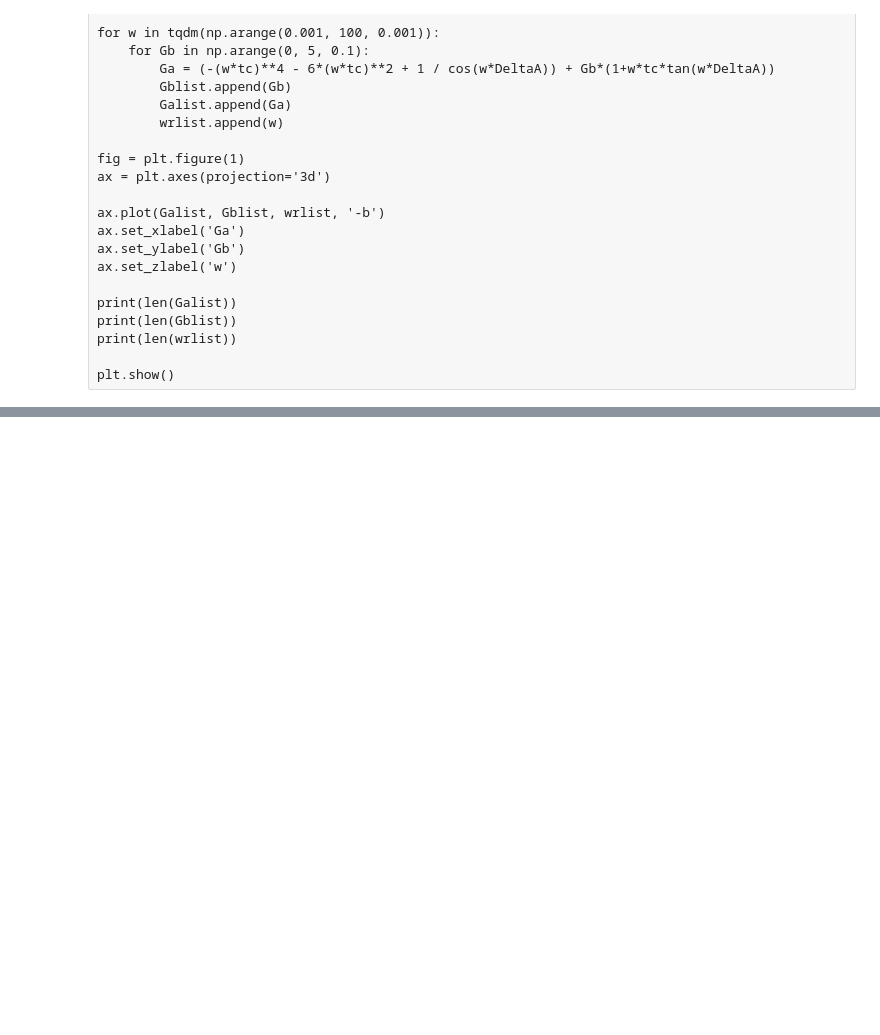
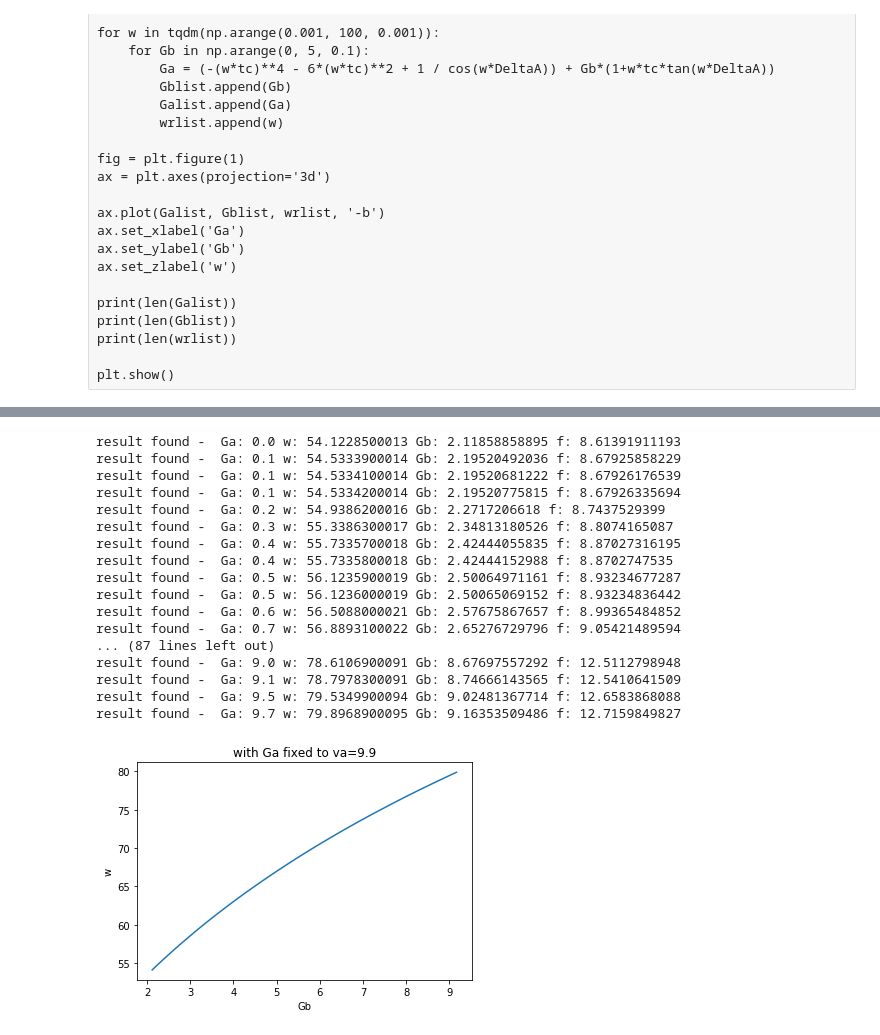
Before and after one commit to YacineOb/BasalGangliaModel2017, a Jupyter notebook: Diagram MsnThaLoop.ipynb, the cells around one changed output, grey strips where cells are left out. Saved outputs shown, nothing was run; the diff lists cells and outputs as text; code cells hidden in the pictures; blank space fills up the shorter version.

```diff
--- a/Diagram MsnThaLoop.ipynb
+++ b/Diagram MsnThaLoop.ipynb
@@ -74,0 +92,40 @@ plt.show()
+# %%
+va=1
+wolist = []
+Golist = []
+
+for va in np.arange(0, 10, 0.1):
+    for wo in np.arange(50, 100, 0.00001):
+        r1= (va - ((((wo*tc)**2)*(((-wo*tc)**2) - 6)+1) / cos(wo*DeltaA))) / (1+(wo*tc/tan(wo*DeltaA)))
+        r2= (va - ((4*wo*tc)*((wo*tc)**2 - 1) / sin(wo*DeltaA))) / (1-wo*tc*(1/tan(wo*DeltaA)))
+        if  round(r1,5) == round(r2,5):
+            Golist.append(r1)
+            wolist.append(wo)
+            print('result found - ', 'Ga:',va,'w:',wo,'Gb:',r1,'f:',wo/(2*pi))
+
+
+plt.plot(Golist, wolist)
+plt.xlabel('Gb')
+plt.ylabel('w')
+plt.title('with Ga fixed to va='+str(va))
+
+plt.show()
+# %% [output]
+result found -  Ga: 0.0 w: 54.1228500013 Gb: 2.11858858895 f: 8.61391911193
+result found -  Ga: 0.1 w: 54.5333900014 Gb: 2.19520492036 f: 8.67925858229
+result found -  Ga: 0.1 w: 54.5334100014 Gb: 2.19520681222 f: 8.67926176539
+result found -  Ga: 0.1 w: 54.5334200014 Gb: 2.19520775815 f: 8.67926335694
+result found -  Ga: 0.2 w: 54.9386200016 Gb: 2.2717206618 f: 8.7437529399
+result found -  Ga: 0.3 w: 55.3386300017 Gb: 2.34813180526 f: 8.8074165087
+result found -  Ga: 0.4 w: 55.7335700018 Gb: 2.42444055835 f: 8.87027316195
+result found -  Ga: 0.4 w: 55.7335800018 Gb: 2.42444152988 f: 8.8702747535
+result found -  Ga: 0.5 w: 56.1235900019 Gb: 2.50064971161 f: 8.93234677287
+result found -  Ga: 0.5 w: 56.1236000019 Gb: 2.50065069152 f: 8.93234836442
+result found -  Ga: 0.6 w: 56.5088000021 Gb: 2.57675867657 f: 8.99365484852
+result found -  Ga: 0.7 w: 56.8893100022 Gb: 2.65276729796 f: 9.05421489594
+... (87 lines left out)
+result found -  Ga: 9.0 w: 78.6106900091 Gb: 8.67697557292 f: 12.5112798948
+result found -  Ga: 9.1 w: 78.7978300091 Gb: 8.74666143565 f: 12.5410641509
+result found -  Ga: 9.5 w: 79.5349900094 Gb: 9.02481367714 f: 12.6583868088
+result found -  Ga: 9.7 w: 79.8968900095 Gb: 9.16353509486 f: 12.7159849827
+[figure, added]
```
Also changed, not shown: parts of 3 cells of this notebook, 4 other files.
